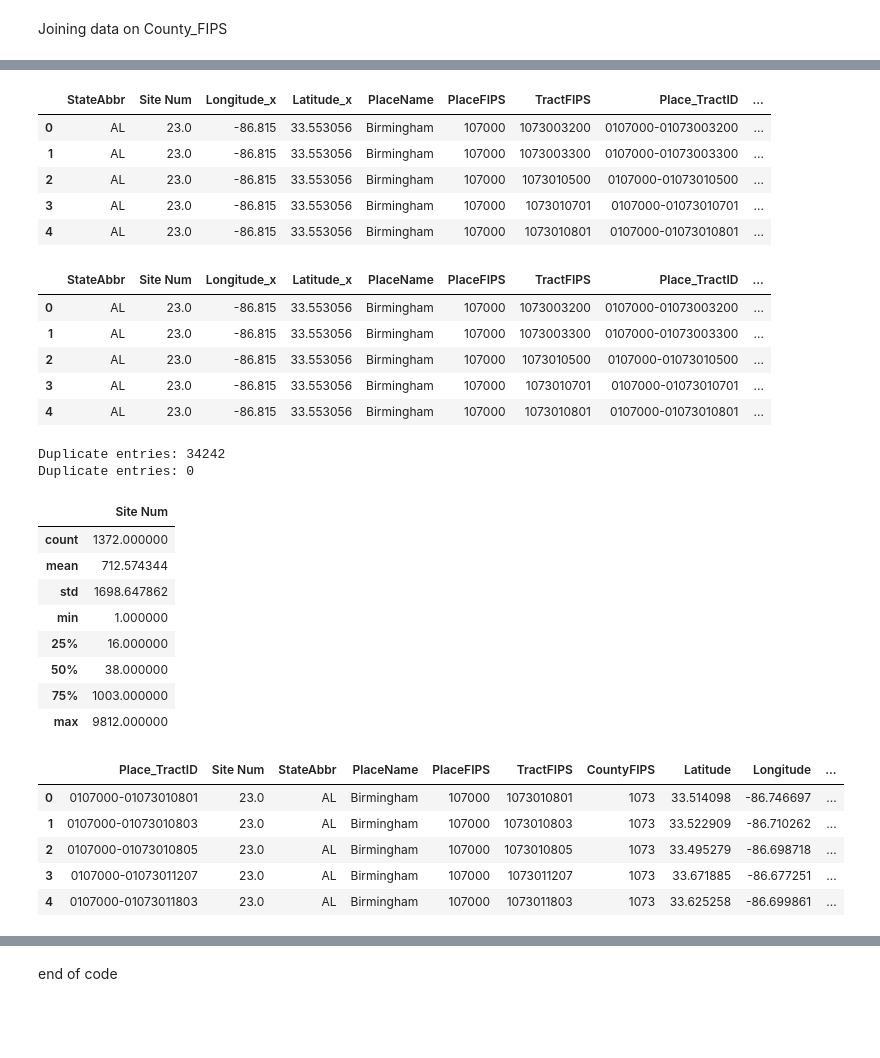
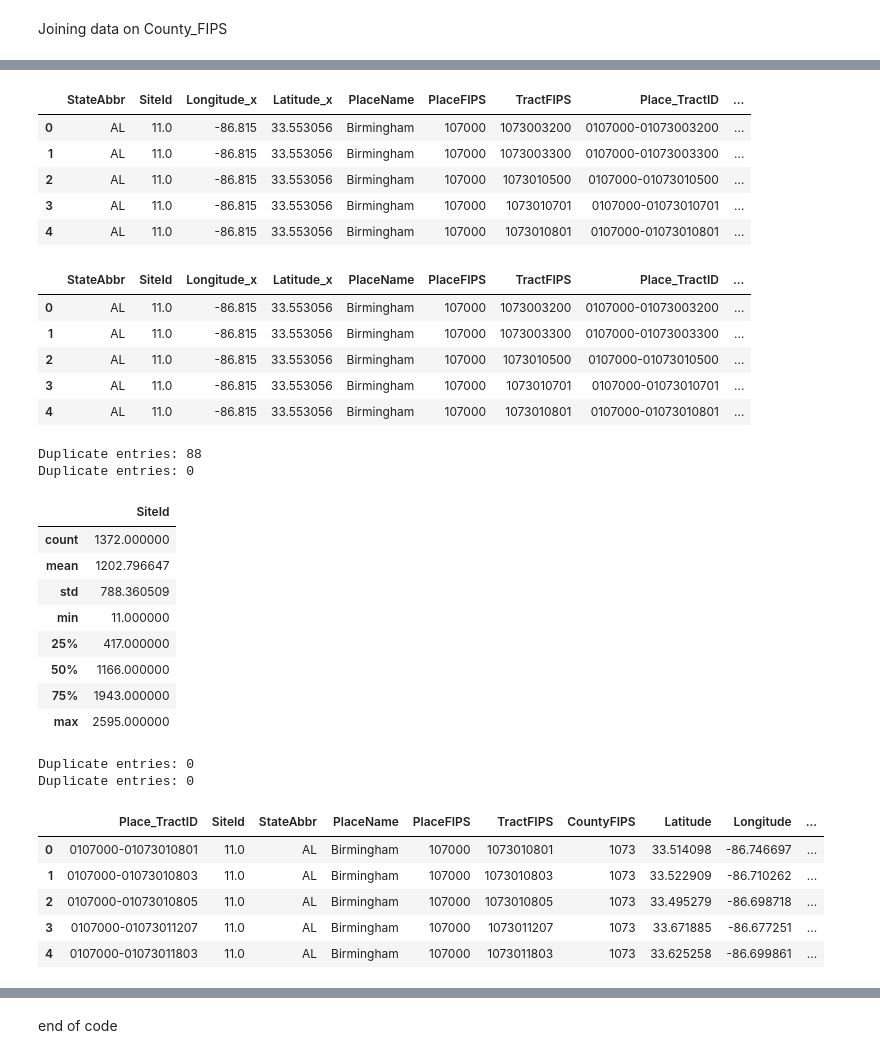
Before and after one commit to CWCroghan/project-one, a Jupyter notebook: dataProcessing/FindingClosestAirQuality.ipynb, the cells around one changed output, grey strips where cells are left out. Cells and saved outputs as stored; diff of their text form; code cells hidden in the pictures; blank space fills up the shorter version.

Commit message:
fixing duplicates

```diff
--- a/dataProcessing/FindingClosestAirQuality.ipynb
+++ b/dataProcessing/FindingClosestAirQuality.ipynb
@@ -38,8 +56,8 @@ citydf['city_state'] = citydf.PlaceName + "_" +  citydf.StateAbbr
 # %% [markdown]
 Reading in Source and limiting it to select cities
 # %%
-# Saving Cleaned data into csv
-output_file_path = "../ProcessedData/AirQuality_cleaned.csv"
-aqdf = pd.read_csv(output_file_path)
+# Reading in Cleaned AirQuality data
+input_file_path = "../ProcessedData/AirQuality_cleaned.csv"
+aqdf = pd.read_csv(input_file_path)
 aqdf.head()
 # %% [output]
@@ -52,5 +70,5 @@ aqdf.head()
 # %%
-aqdf2 = aqdf[['StateAbbr','Site Num', 'Longitude', 'Latitude']]
+aqdf2 = aqdf[['StateAbbr','SiteId', 'Longitude', 'Latitude']]
 # %%
 aqdf2.describe()
 # %% [output]
@@ -83,12 +101,12 @@ outerdf.describe()
 # %%
 outerdf.head()
 # %% [output]
-|  | StateAbbr | Site Num | Longitude_x | Latitude_x | PlaceName | PlaceFIPS | TractFIPS | Place_TractID | ... |
-| 0 | AL | 23.0 | -86.815 | 33.553056 | Birmingham | 107000 | 1073003200 | 0107000-01073003200 | ... |
-| 1 | AL | 23.0 | -86.815 | 33.553056 | Birmingham | 107000 | 1073003300 | 0107000-01073003300 | ... |
-| 2 | AL | 23.0 | -86.815 | 33.553056 | Birmingham | 107000 | 1073010500 | 0107000-01073010500 | ... |
-| 3 | AL | 23.0 | -86.815 | 33.553056 | Birmingham | 107000 | 1073010701 | 0107000-01073010701 | ... |
-| 4 | AL | 23.0 | -86.815 | 33.553056 | Birmingham | 107000 | 1073010801 | 0107000-01073010801 | ... |
+|  | StateAbbr | SiteId | Longitude_x | Latitude_x | PlaceName | PlaceFIPS | TractFIPS | Place_TractID | ... |
+| 0 | AL | 11.0 | -86.815 | 33.553056 | Birmingham | 107000 | 1073003200 | 0107000-01073003200 | ... |
+| 1 | AL | 11.0 | -86.815 | 33.553056 | Birmingham | 107000 | 1073003300 | 0107000-01073003300 | ... |
+| 2 | AL | 11.0 | -86.815 | 33.553056 | Birmingham | 107000 | 1073010500 | 0107000-01073010500 | ... |
+| 3 | AL | 11.0 | -86.815 | 33.553056 | Birmingham | 107000 | 1073010701 | 0107000-01073010701 | ... |
+| 4 | AL | 11.0 | -86.815 | 33.553056 | Birmingham | 107000 | 1073010801 | 0107000-01073010801 | ... |
 # %%
 outerdf['Sourcecoor'] = list(zip(outerdf.Latitude_x, outerdf.Longitude_x))
 outerdf['Tractcoor'] = list(zip(outerdf.Latitude_y, outerdf.Longitude_y))
@@ -101,16 +119,16 @@ def distance_from(loc1,loc2):
 # Calculate distances
 outerdf['dist']=outerdf.apply(lambda row: distance_from(row.Sourcecoor,row.Tractcoor), axis = 1)
 # %%
-# Determine the min for each Superfund site
+# Determine the min for each Air Quality site
 outerdf['mindist'] = outerdf.groupby(outerdf.Place_TractID).dist.transform('min')
 outerdf.head()
 # %% [output]
-|  | StateAbbr | Site Num | Longitude_x | Latitude_x | PlaceName | PlaceFIPS | TractFIPS | Place_TractID | ... |
-| 0 | AL | 23.0 | -86.815 | 33.553056 | Birmingham | 107000 | 1073003200 | 0107000-01073003200 | ... |
-| 1 | AL | 23.0 | -86.815 | 33.553056 | Birmingham | 107000 | 1073003300 | 0107000-01073003300 | ... |
-| 2 | AL | 23.0 | -86.815 | 33.553056 | Birmingham | 107000 | 1073010500 | 0107000-01073010500 | ... |
-| 3 | AL | 23.0 | -86.815 | 33.553056 | Birmingham | 107000 | 1073010701 | 0107000-01073010701 | ... |
-| 4 | AL | 23.0 | -86.815 | 33.553056 | Birmingham | 107000 | 1073010801 | 0107000-01073010801 | ... |
+|  | StateAbbr | SiteId | Longitude_x | Latitude_x | PlaceName | PlaceFIPS | TractFIPS | Place_TractID | ... |
+| 0 | AL | 11.0 | -86.815 | 33.553056 | Birmingham | 107000 | 1073003200 | 0107000-01073003200 | ... |
+| 1 | AL | 11.0 | -86.815 | 33.553056 | Birmingham | 107000 | 1073003300 | 0107000-01073003300 | ... |
+| 2 | AL | 11.0 | -86.815 | 33.553056 | Birmingham | 107000 | 1073010500 | 0107000-01073010500 | ... |
+| 3 | AL | 11.0 | -86.815 | 33.553056 | Birmingham | 107000 | 1073010701 | 0107000-01073010701 | ... |
+| 4 | AL | 11.0 | -86.815 | 33.553056 | Birmingham | 107000 | 1073010801 | 0107000-01073010801 | ... |
 # %%
 # Limit to the closest site
 df = outerdf[outerdf.dist == outerdf.mindist]
@@ -121,29 +139,37 @@ print(f"Duplicate entries: {df.duplicated().sum()}")
 df = df.drop_duplicates()
 print(f"Duplicate entries: {df.duplicated().sum()}")
 # %% [output]
-Duplicate entries: 34242
+Duplicate entries: 88
 Duplicate entries: 0
 # %%
-df2 = df[['Place_TractID','Site Num']]
+df2 = df[['Place_TractID','SiteId']]
 df2.describe()
 # %% [output]
-|  | Site Num |
+|  | SiteId |
 | count | 1372.000000 |
-| mean | 712.574344 |
-| std | 1698.647862 |
-| min | 1.000000 |
-| 25% | 16.000000 |
-| 50% | 38.000000 |
-| 75% | 1003.000000 |
-| max | 9812.000000 |
+| mean | 1202.796647 |
+| std | 788.360509 |
+| min | 11.000000 |
+| 25% | 417.000000 |
+| 50% | 1166.000000 |
+| 75% | 1943.000000 |
+| max | 2595.000000 |
+# %%
+# Find duplicates entries
+print(f"Duplicate entries: {df2.duplicated().sum()}")
+df2 = df2.drop_duplicates()
+print(f"Duplicate entries: {df2.duplicated().sum()}")
+# %% [output]
+Duplicate entries: 0
+Duplicate entries: 0
 # %%
-AQ = df2.merge(citydf, on = 'Place_TractID', how = 'left')
-AQ.head()
+city = df2.merge(citydf, on = 'Place_TractID', how = 'left')
+city.head()
 # %% [output]
-|  | Place_TractID | Site Num | StateAbbr | PlaceName | PlaceFIPS | TractFIPS | CountyFIPS | Latitude | Longitude | ... |
-| 0 | 0107000-01073010801 | 23.0 | AL | Birmingham | 107000 | 1073010801 | 1073 | 33.514098 | -86.746697 | ... |
-| 1 | 0107000-01073010803 | 23.0 | AL | Birmingham | 107000 | 1073010803 | 1073 | 33.522909 | -86.710262 | ... |
-| 2 | 0107000-01073010805 | 23.0 | AL | Birmingham | 107000 | 1073010805 | 1073 | 33.495279 | -86.698718 | ... |
-| 3 | 0107000-01073011207 | 23.0 | AL | Birmingham | 107000 | 1073011207 | 1073 | 33.671885 | -86.677251 | ... |
-| 4 | 0107000-01073011803 | 23.0 | AL | Birmingham | 107000 | 1073011803 | 1073 | 33.625258 | -86.699861 | ... |
+|  | Place_TractID | SiteId | StateAbbr | PlaceName | PlaceFIPS | TractFIPS | CountyFIPS | Latitude | Longitude | ... |
+| 0 | 0107000-01073010801 | 11.0 | AL | Birmingham | 107000 | 1073010801 | 1073 | 33.514098 | -86.746697 | ... |
+| 1 | 0107000-01073010803 | 11.0 | AL | Birmingham | 107000 | 1073010803 | 1073 | 33.522909 | -86.710262 | ... |
+| 2 | 0107000-01073010805 | 11.0 | AL | Birmingham | 107000 | 1073010805 | 1073 | 33.495279 | -86.698718 | ... |
+| 3 | 0107000-01073011207 | 11.0 | AL | Birmingham | 107000 | 1073011207 | 1073 | 33.671885 | -86.677251 | ... |
+| 4 | 0107000-01073011803 | 11.0 | AL | Birmingham | 107000 | 1073011803 | 1073 | 33.625258 | -86.699861 | ... |
 # %%
```
Also changed, not shown: parts of 9 cells of this notebook, 7 other files.
